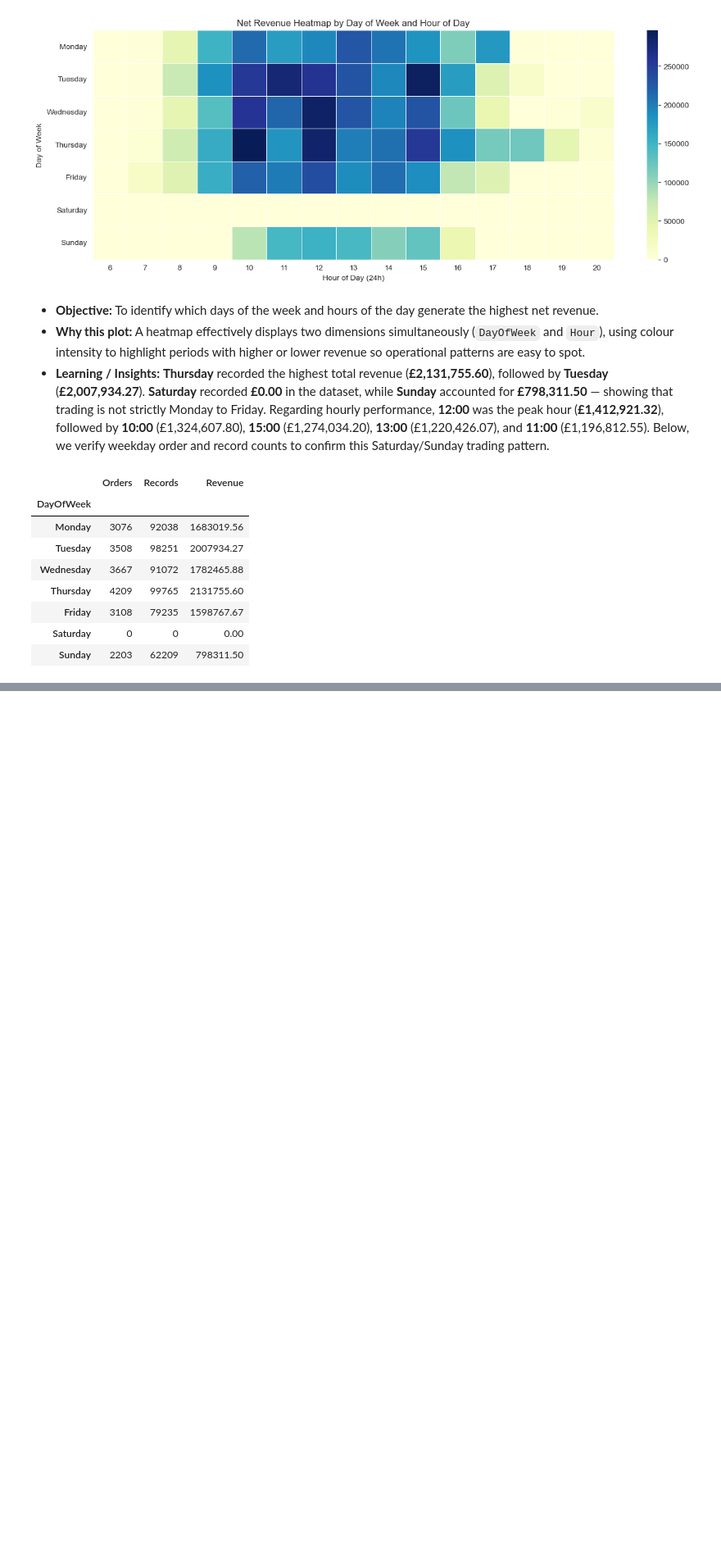
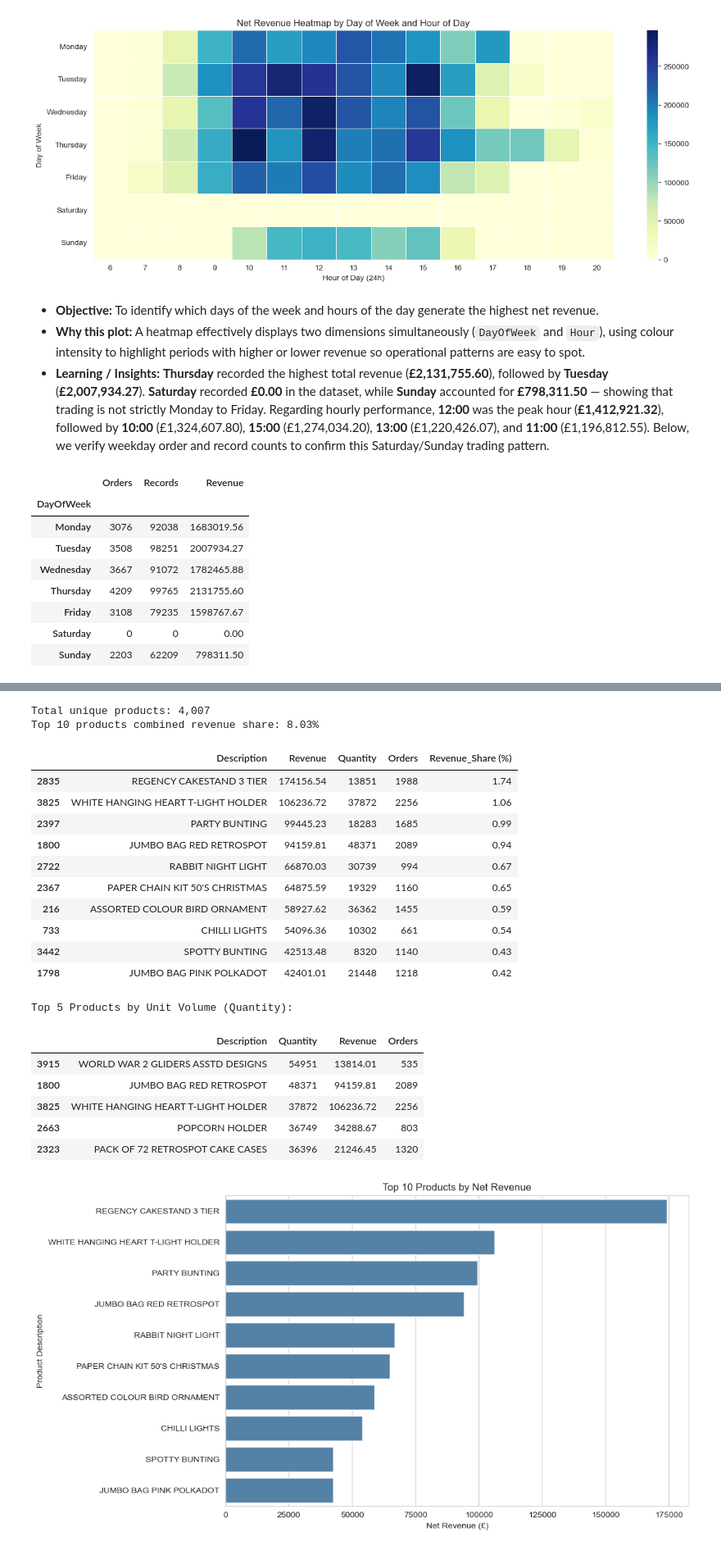
Before and after one commit to CCT-Dublin/CA2_Data_Visualisation_and_Communication_Caio_Jacob_2023168, a Jupyter notebook: CA2_Online_Retail_Analysis.ipynb, the cells around one changed output, grey strips where cells are left out. Shown at 82% size. Cells and saved outputs as stored; diff of their text form; code cells hidden in the pictures; blank space fills up the shorter version.

Commit message:
feat(eda): add product performance and regional market visualisations

```diff
--- a/CA2_Online_Retail_Analysis.ipynb
+++ b/CA2_Online_Retail_Analysis.ipynb
@@ -799,0 +803,53 @@ display(weekday_check)
+# %%
+# Aggregate revenue, quantity sold, and order count by product description
+product_summary = pd.DataFrame({
+    "Revenue": df_clean.groupby("Description")["Revenue"].sum(),
+    "Quantity": df_clean.groupby("Description")["Quantity"].sum(),
+    "Orders": df_clean.groupby("Description")["InvoiceNo"].nunique()
+}).reset_index()
+
+# Calculate each product percentage share of total net revenue
+total_net_revenue = df_clean["Revenue"].sum()
+product_summary["Revenue_Share (%)"] = (product_summary["Revenue"] / total_net_revenue * 100).round(2)
+
+# Extract top 10 products by revenue and top 5 by quantity
+top10_products = product_summary.sort_values(by="Revenue", ascending=False).head(10)
+top5_volume = product_summary.sort_values(by="Quantity", ascending=False).head(5)
+
+print(f"Total unique products: {len(product_summary):,}")
+print(f"Top 10 products combined revenue share: {top10_products['Revenue_Share (%)'].sum():.2f}%")
+display(top10_products)
+
+print("\nTop 5 Products by Unit Volume (Quantity):")
+display(top5_volume[["Description", "Quantity", "Revenue", "Orders"]])
+
+# Plot horizontal bar chart of Top 10 products by net revenue
+plt.figure(figsize=(11, 6))
+sns.barplot(x="Revenue", y="Description", data=top10_products, color="steelblue")
+plt.title("Top 10 Products by Net Revenue")
+plt.xlabel("Net Revenue (£)")
+plt.ylabel("Product Description")
+plt.tight_layout()
+plt.show()
+# %% [output]
+Total unique products: 4,007
+Top 10 products combined revenue share: 8.03%
+|  | Description | Revenue | Quantity | Orders | Revenue_Share (%) |
+| 2835 | REGENCY CAKESTAND 3 TIER | 174156.54 | 13851 | 1988 | 1.74 |
+| 3825 | WHITE HANGING HEART T-LIGHT HOLDER | 106236.72 | 37872 | 2256 | 1.06 |
+| 2397 | PARTY BUNTING | 99445.23 | 18283 | 1685 | 0.99 |
+| 1800 | JUMBO BAG RED RETROSPOT | 94159.81 | 48371 | 2089 | 0.94 |
+| 2722 | RABBIT NIGHT LIGHT | 66870.03 | 30739 | 994 | 0.67 |
+| 2367 | PAPER CHAIN KIT 50'S CHRISTMAS | 64875.59 | 19329 | 1160 | 0.65 |
+| 216 | ASSORTED COLOUR BIRD ORNAMENT | 58927.62 | 36362 | 1455 | 0.59 |
+| 733 | CHILLI LIGHTS | 54096.36 | 10302 | 661 | 0.54 |
+| 3442 | SPOTTY BUNTING | 42513.48 | 8320 | 1140 | 0.43 |
+| 1798 | JUMBO BAG PINK POLKADOT | 42401.01 | 21448 | 1218 | 0.42 |
+Top 5 Products by Unit Volume (Quantity):
+|  | Description | Quantity | Revenue | Orders |
+| 3915 | WORLD WAR 2 GLIDERS ASSTD DESIGNS | 54951 | 13814.01 | 535 |
+| 1800 | JUMBO BAG RED RETROSPOT | 48371 | 94159.81 | 2089 |
+| 3825 | WHITE HANGING HEART T-LIGHT HOLDER | 37872 | 106236.72 | 2256 |
+| 2663 | POPCORN HOLDER | 36749 | 34288.67 | 803 |
+| 2323 | PACK OF 72 RETROSPOT CAKE CASES | 36396 | 21246.45 | 1320 |
+[figure, added]
```
Also changed, not shown: parts of 5 cells of this notebook.
